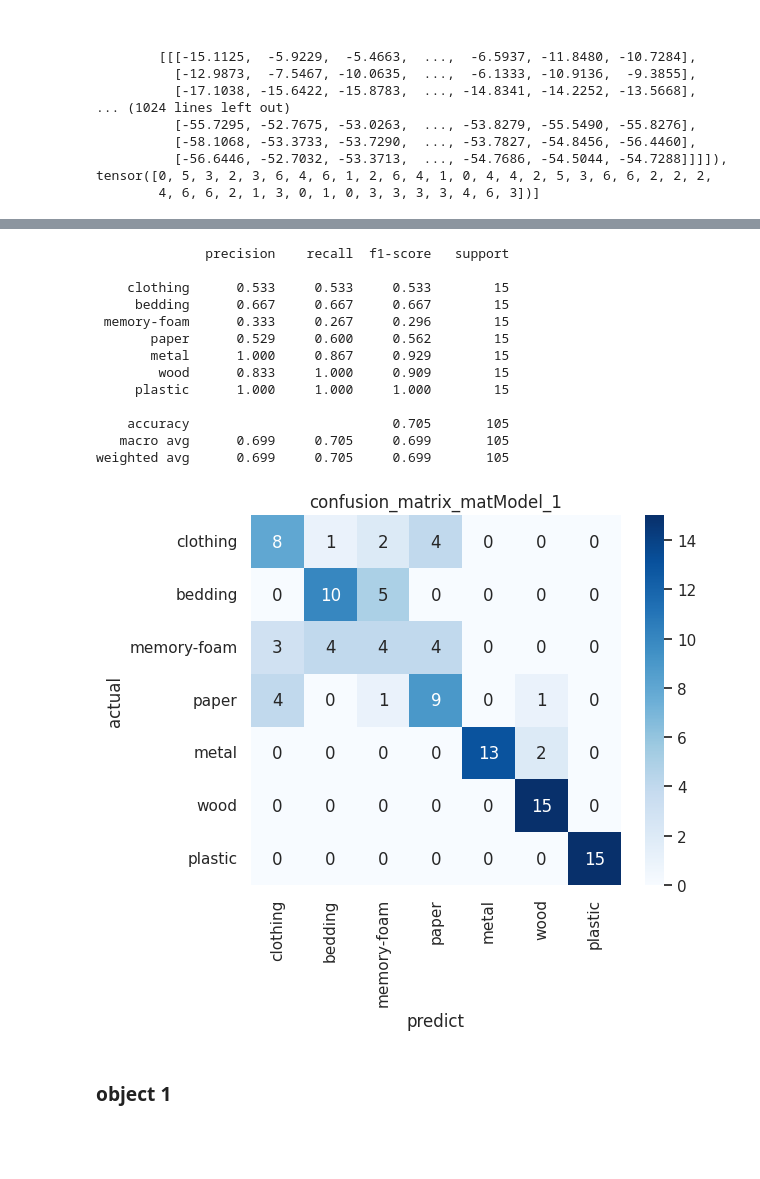
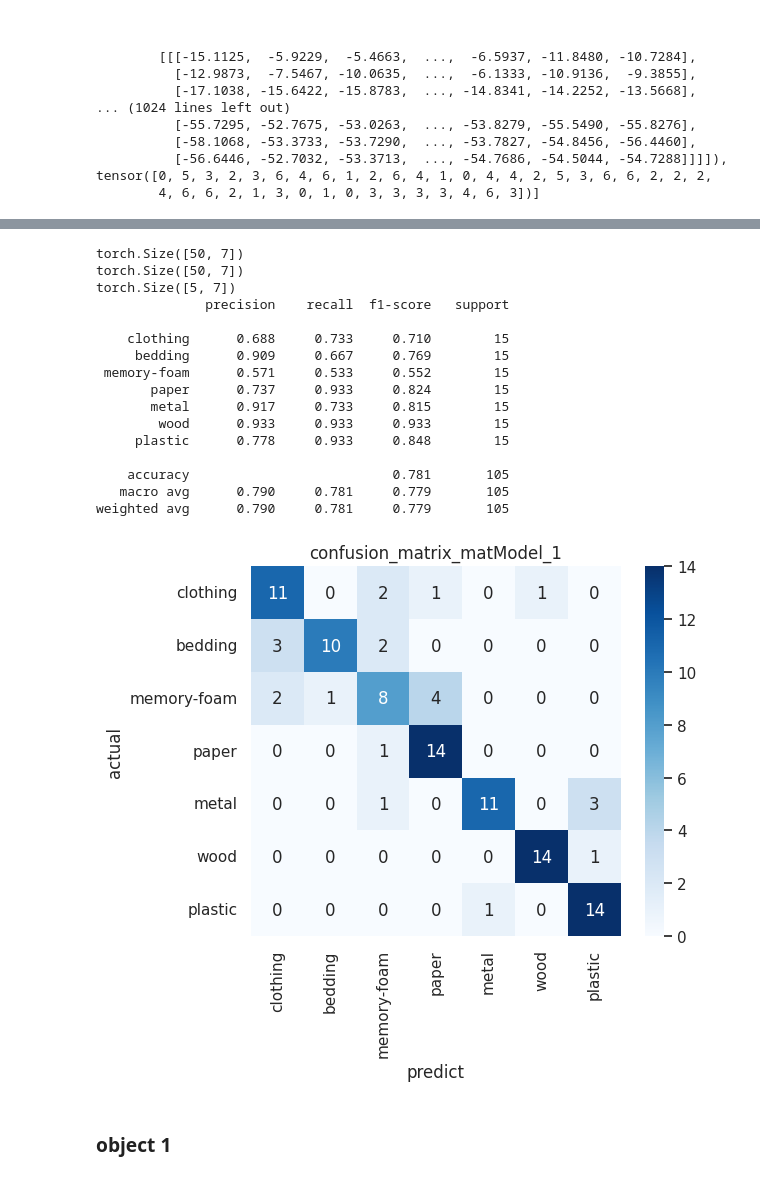
Before and after one commit to nish247/CNN_contact-obj, a Jupyter notebook: main.ipynb, the cells around one changed output, grey strips where cells are left out. Saved outputs shown, nothing was run; the diff lists cells and outputs as text; code cells hidden in the pictures; blank space fills up the shorter version.

```diff
--- a/main.ipynb
+++ b/main.ipynb
@@ -965,12 +965,17 @@ def EvalCNN(data_loader,device,num_label,num_trial):
 
         preds = []
         actuals = []
+        confidences = []
         for batch in data_loader:
             x, t = batch
             x = x.to(device)
             t = t.to(device)
             y = model(x)
+            # print(y[0])
             pred = torch.argmax(y[0], dim=1)
+            confidence = y[0]
+            print(y[0].shape)
+            confidences.extend(confidence.cpu().numpy())
             # preds.append(pred)
             preds.extend(pred.cpu().numpy())
             actuals.extend(t.cpu().numpy())
@@ -979,6 +984,7 @@ def EvalCNN(data_loader,device,num_label,num_trial):
         report = classification_report(actuals, preds,digits=3,target_names=label,labels=label_num,output_dict=True)
         report_df = pd.DataFrame(report).T
         time = Time()
+
 
         report_df.to_csv('data/models_saved/'+time+'_'+model_name+'_report.csv')
 
@@ -993,4 +999,4 @@ def EvalCNN(data_loader,device,num_label,num_trial):
         plt.ylabel('actual')
         plt.savefig('data/models_saved/'+time+'_'+model_name+'_cm.pdf')
 
-    return preds, actuals,report_out
+    return preds, actuals,report_out,confidences
@@ -1082,7 +1142,7 @@ val_losses = []
 train_epoch_loss = 1
 val_epoch_loss = 1
 # 学習ループ
-while (train_epoch_loss > 0.1 or val_epoch_loss  > 0.4) and epoch<max_epoch:
+while (train_epoch_loss > 0.1 or val_epoch_loss  > 0.1) and epoch<max_epoch:
     # 訓練データでの学習
     net1.train()
     for batch in train_loader:
@@ -1139,7 +1199,7 @@ plt.show()
 
 
 # テストデータで確認
-preds , actuals, report = EvalCNN(test_loader,device,0,1)
+preds , actuals, report, confidences = EvalCNN(test_loader,device,0,1)
 
 print(report)
 # %% [output]
@@ -1338,7 +1417,7 @@ plt.show()
 
 
 # テストデータで確認
-preds , actuals, report = EvalCNN(test_loader,device,1,1)
+preds , actuals, report, confidences = EvalCNN(test_loader,device,1,1)
 
 print(report)
 # %% [output]
@@ -1363,17 +1442,20 @@ Epoch [200/200], Train Loss: 0.0004, Validation Loss: 1.9811
+torch.Size([50, 7])
+torch.Size([50, 7])
+torch.Size([5, 7])
               precision    recall  f1-score   support
 
-    clothing      0.533     0.533     0.533        15
-     bedding      0.667     0.667     0.667        15
- memory-foam      0.333     0.267     0.296        15
-       paper      0.529     0.600     0.562        15
-       metal      1.000     0.867     0.929        15
-        wood      0.833     1.000     0.909        15
-     plastic      1.000     1.000     1.000        15
+    clothing      0.688     0.733     0.710        15
+     bedding      0.909     0.667     0.769        15
+ memory-foam      0.571     0.533     0.552        15
+       paper      0.737     0.933     0.824        15
+       metal      0.917     0.733     0.815        15
+        wood      0.933     0.933     0.933        15
+     plastic      0.778     0.933     0.848        15
 
-    accuracy                          0.705       105
-   macro avg      0.699     0.705     0.699       105
-weighted avg      0.699     0.705     0.699       105
+    accuracy                          0.781       105
+   macro avg      0.790     0.781     0.779       105
+weighted avg      0.790     0.781     0.779       105
-[figure, old version]
+[figure, new version]
 # %% [markdown]
 ### object 1
 # %%
```
Also changed, not shown: parts of 26 cells of this notebook.
